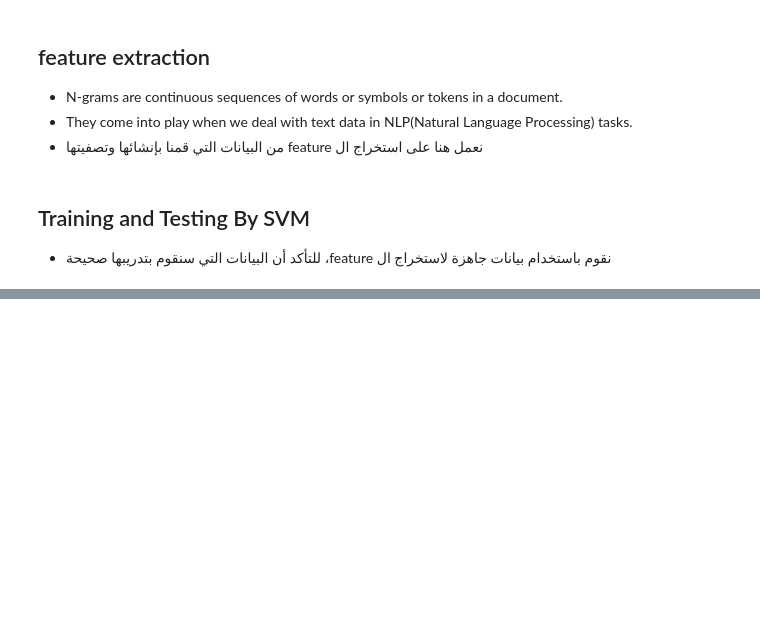
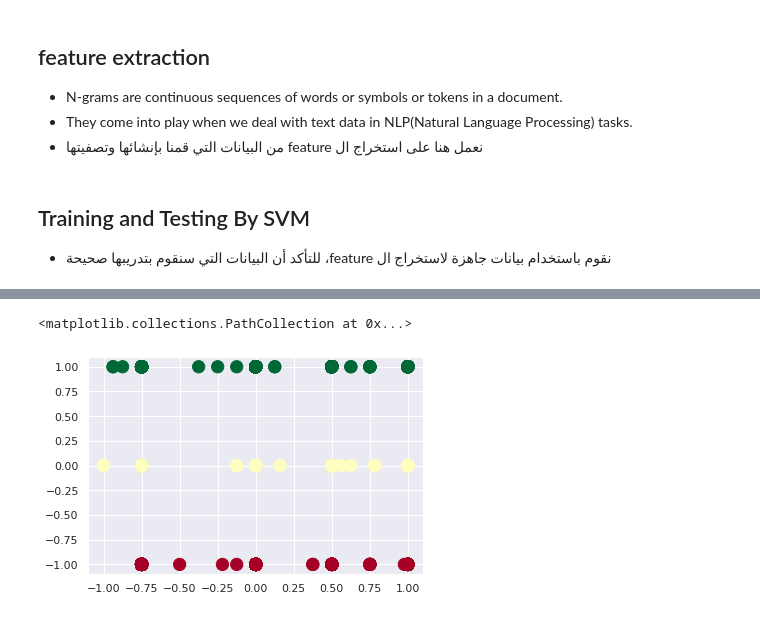
Before and after one commit to bahaanofal/sentiment-analysis-for-arabic-tweets, a Jupyter notebook: sentiment-analysis-of-arabic-twitter-data.ipynb, the cells around one changed output, grey strips where cells are left out. Drawn from its saved outputs; the diff is of its cells as text; code cells hidden in the pictures; blank space fills up the shorter version.

Commit message:
Kaggle Notebook | Sentiment Analysis of Twitter Data | add scatter plot

```diff
--- a/sentiment-analysis-of-arabic-twitter-data.ipynb
+++ b/sentiment-analysis-of-arabic-twitter-data.ipynb
@@ -265,0 +261,10 @@ weighted avg       0.56      0.56      0.56       600
+# %%
+def polarity(text):
+    return TextBlob(text).sentiment.polarity
+df['polarity'] = df['tweet'].apply(polarity)
+X = df['polarity']
+y = df['sentiment']
+plt.scatter(X, y, c=y, s=150, cmap='RdYlGn')
+# %% [output]
+<matplotlib.collections.PathCollection at 0x...>
+[figure, added]
```
Also changed, not shown: parts of 5 cells of this notebook.
